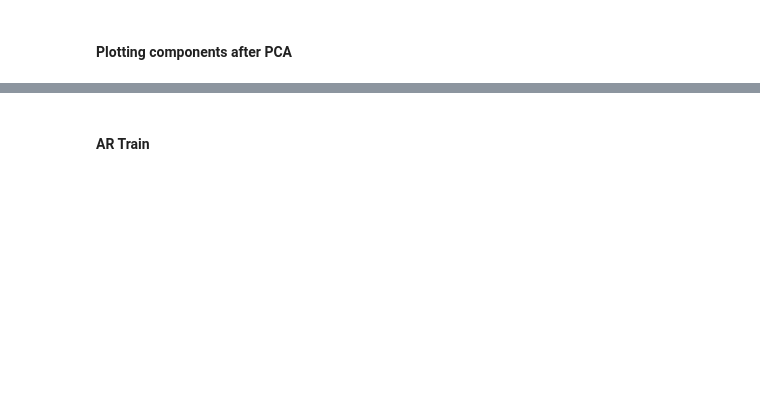
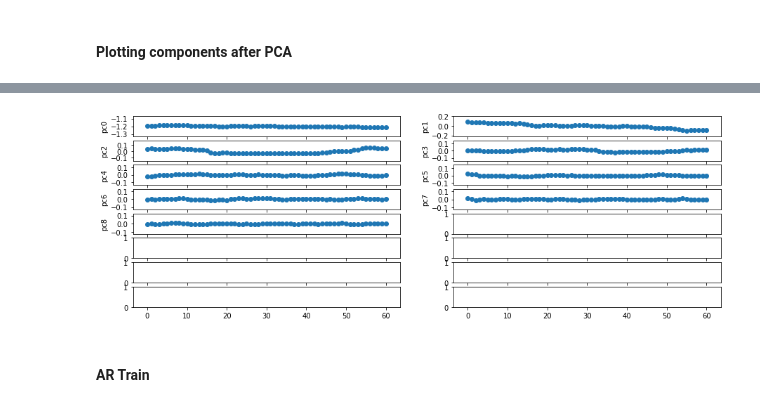
Before and after one commit to quinngroup/Neutrophils, a Jupyter notebook: ar/plots_and_ar.ipynb, the cells around one changed output, grey strips where cells are left out. Cells and saved outputs as stored; diff of their text form; code cells hidden in the pictures; blank space fills up the shorter version.

```diff
--- a/ar/plots_and_ar.ipynb
+++ b/ar/plots_and_ar.ipynb
@@ -383,11 +412,18 @@ ax[2].scatter(mrs_X[0,:],mrs_X[2,:]);ax[2].set_xlabel('pc1');ax[2].set_ylabel('p
 # %%
 #2D Plot
 %matplotlib inline
 
-fig, ax = plt.subplots(1,3,sharex= True, figsize=(15,3))
+if (pca_components/2)==0:
+    fig, ax = plt.subplots(int(pca_components/2),2,sharex= True, figsize=(15,5))
+else:
+    fig, ax = plt.subplots(pca_components-1,2,sharex= True, figsize=(15,5))
 
-for i in range(3):
-    ax[i].scatter(range(len(mrs_X[i,:])),mrs_X[i,:]);ax[i].set_xlabel('frames');ax[i].set_ylabel('pc'+str(i))
+for i in range(pca_components):
+    r = int(i/2)
+    c = int(i%2)
+    ax[r,c].scatter(range(len(mrs_X[i,:])),mrs_X[i,:]);ax[r,c].set_ylabel('pc'+str(i))
+# %% [output]
+[figure, added]
 # %% [markdown]
 #### AR Train
 # %%
```
Also changed, not shown: parts of 26 cells of this notebook.
